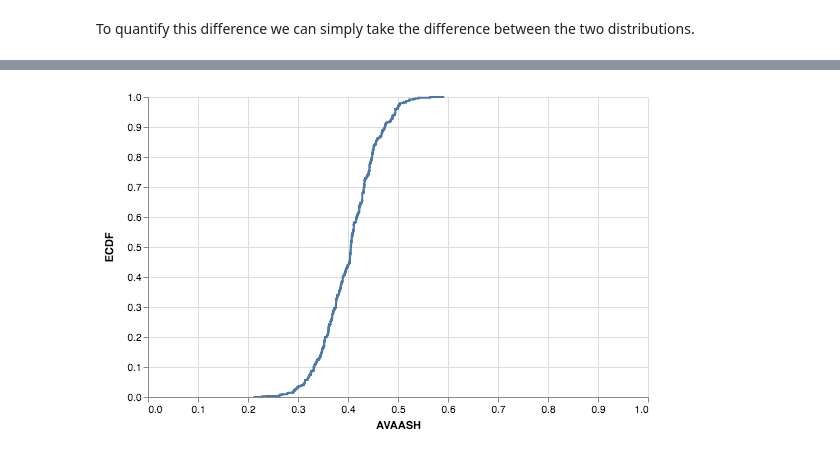
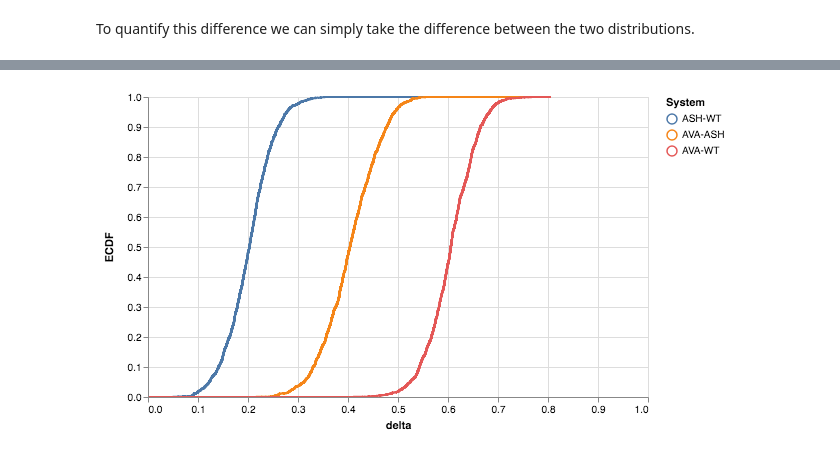
Before and after one commit to heathjohn62/bebi103, a Jupyter notebook: sandbox/Jared's_7.2.ipynb, the cells around one changed output, grey strips where cells are left out. Cells and saved outputs as stored; diff of their text form; code cells hidden in the pictures.

```diff
--- a/sandbox/Jared's_7.2.ipynb
+++ b/sandbox/Jared's_7.2.ipynb
@@ -308,10 +307,10 @@ To quantify this difference we can simply take the difference between the two di
 # Initial guess for MCMC
 x_0 =np.array([1])
 # Standard Deviations for proposal dist.
-s = np.array([1])
+s = np.array([1.])
 
 for i in range(3):
-    df_mcmc_temp = mh_sample(log_post_reversal,
+    df_mcmc_temp = mh_sample_optimize_acceptance(log_post_reversal,
                          x_0,
                          s,
                          args = (a_array[i], b_array[i], n_array[i], N_array[i]),
@@ -333,4 +334,4 @@ df_mcmc_total2.head()
 # %%
-df_mcmc_total2["ASHWT"]= df_mcmc_total2["ASH"] - df_mcmc_total2["WT"]
-df_mcmc_total2["AVAWT"]= df_mcmc_total2["AVA"] - df_mcmc_total2["WT"]
-df_mcmc_total2["AVAASH"]= df_mcmc_total2["AVA"] - df_mcmc_total2["ASH"]
+df_mcmc_total2["ASH-WT"]= df_mcmc_total2["ASH"] - df_mcmc_total2["WT"]
+df_mcmc_total2["AVA-WT"]= df_mcmc_total2["AVA"] - df_mcmc_total2["WT"]
+df_mcmc_total2["AVA-ASH"]= df_mcmc_total2["AVA"] - df_mcmc_total2["ASH"]
@@ -336,0 +347,9 @@ df_mcmc_total2["AVAASH"]= df_mcmc_total2["AVA"] - df_mcmc_total2["ASH"]
+# %%
+df_mcmc_total2 = df_mcmc_total2.drop(['lnprob', 'WT','ASH','AVA'], axis = 1)
+# %%
+df_mcmc_total2_tidy = df_mcmc_total2.stack(level=0)
+df_mcmc_total2_tidy = df_mcmc_total2_tidy.sort_index(level=1)
+df_mcmc_total2_tidy = df_mcmc_total2_tidy.reset_index(level=1)
+df_mcmc_total2_tidy = df_mcmc_total2_tidy.rename(columns={'level_1': 'Condition',
+                                                          0:'delta'})
+df_mcmc_total2_tidy.head()
@@ -337,13 +363,13 @@ df_mcmc_total2["AVAASH"]= df_mcmc_total2["AVA"] - df_mcmc_total2["ASH"]
 # %%
-altcat.catplot(data=df_mcmc_total2,
+altcat.catplot(data=df_mcmc_total2_tidy,
                mark='line',
-               encoding=dict(x=alt.X('AVAASH:Q',
+               encoding=dict(x=alt.X('delta:Q',
                                      scale=alt.Scale(
                                      domain=(0, 1),
                                      clamp=True)),
-                            color),
+                            color = alt.Color('Condition:N', title='System')),
                transform='ecdf'
               ).properties(height=300,
                            width=500)
 # %% [output]
-[figure, old version]
+[figure, new version]
```
Also changed, not shown: parts of 5 cells of this notebook.
